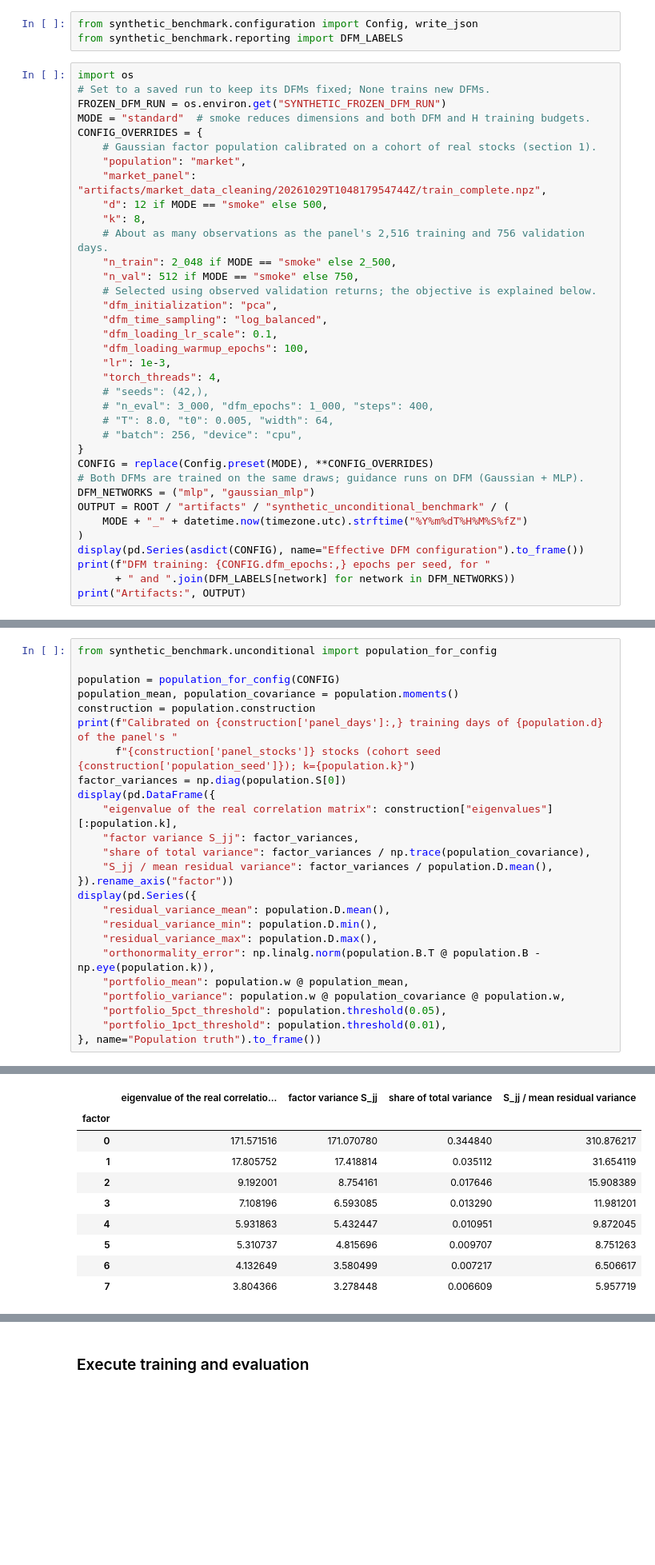
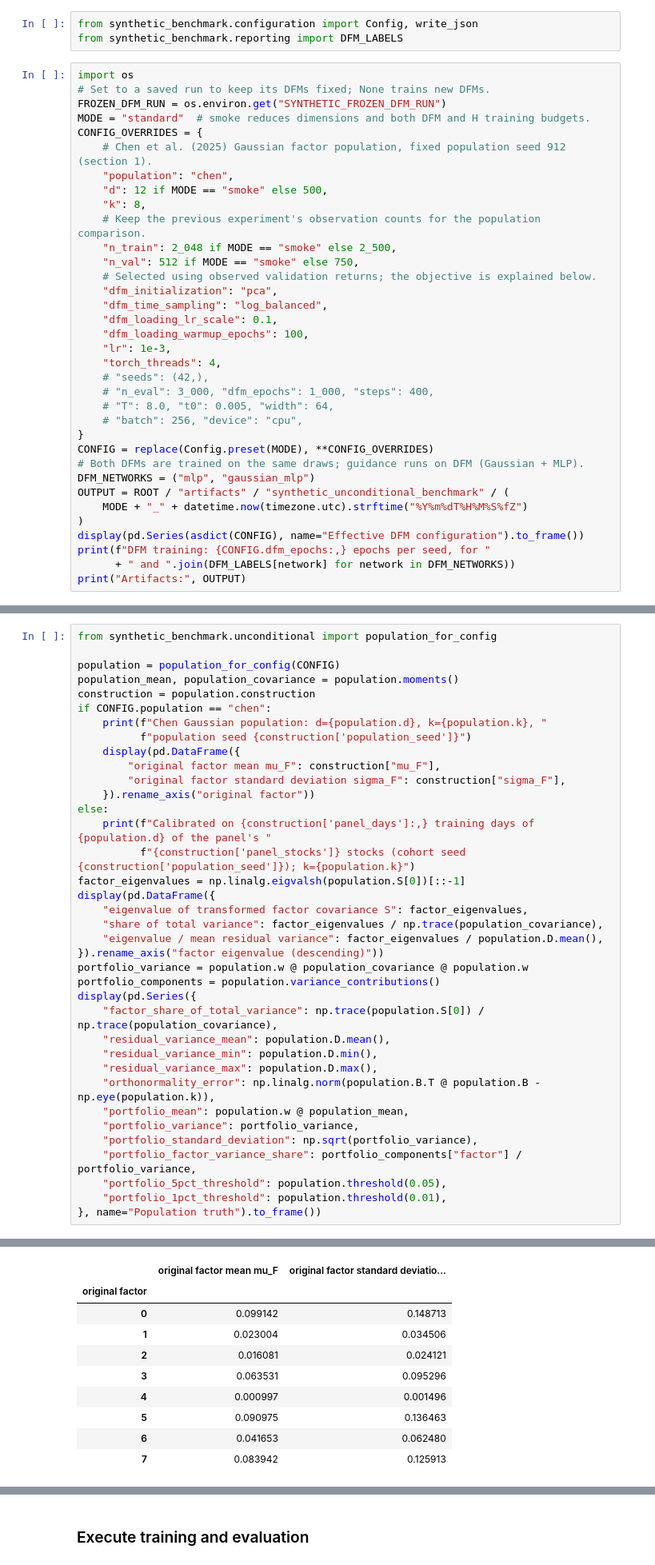
Before and after one commit to yadorno03/Master-Thesis, a Jupyter notebook: synthetic_dfm_conditional_benchmark.ipynb, the cells around one changed output, grey strips where cells are left out. Shown at 80% size. Drawn from its saved outputs; the diff is of its cells as text; blank space fills up the shorter version.

```diff
--- a/synthetic_dfm_conditional_benchmark.ipynb
+++ b/synthetic_dfm_conditional_benchmark.ipynb
@@ -65,12 +69,11 @@ import os
 FROZEN_DFM_RUN = os.environ.get("SYNTHETIC_FROZEN_DFM_RUN")
 MODE = "standard"  # smoke reduces dimensions and both DFM and H training budgets.
 CONFIG_OVERRIDES = {
-    # Gaussian factor population calibrated on a cohort of real stocks (section 1).
-    "population": "market",
-    "market_panel": "artifacts/market_data_cleaning/20261029T104817954744Z/train_complete.npz",
+    # Chen et al. (2025) Gaussian factor population, fixed population seed 912 (section 1).
+    "population": "chen",
     "d": 12 if MODE == "smoke" else 500,
     "k": 8,
-    # About as many observations as the panel's 2,516 training and 756 validation days.
+    # Keep the previous experiment's observation counts for the population comparison.
     "n_train": 2_048 if MODE == "smoke" else 2_500,
     "n_val": 512 if MODE == "smoke" else 750,
     # Selected using observed validation returns; the objective is explained below.
@@ -159,22 +184,34 @@ from synthetic_benchmark.unconditional import population_for_config
 population = population_for_config(CONFIG)
 population_mean, population_covariance = population.moments()
 construction = population.construction
-print(f"Calibrated on {construction['panel_days']:,} training days of {population.d} of the panel's "
-      f"{construction['panel_stocks']} stocks (cohort seed {construction['population_seed']}); k={population.k}")
-factor_variances = np.diag(population.S[0])
+if CONFIG.population == "chen":
+    print(f"Chen Gaussian population: d={population.d}, k={population.k}, "
+          f"population seed {construction['population_seed']}")
+    display(pd.DataFrame({
+        "original factor mean mu_F": construction["mu_F"],
+        "original factor standard deviation sigma_F": construction["sigma_F"],
+    }).rename_axis("original factor"))
+else:
+    print(f"Calibrated on {construction['panel_days']:,} training days of {population.d} of the panel's "
+          f"{construction['panel_stocks']} stocks (cohort seed {construction['population_seed']}); k={population.k}")
+factor_eigenvalues = np.linalg.eigvalsh(population.S[0])[::-1]
 display(pd.DataFrame({
-    "eigenvalue of the real correlation matrix": construction["eigenvalues"][:population.k],
-    "factor variance S_jj": factor_variances,
-    "share of total variance": factor_variances / np.trace(population_covariance),
-    "S_jj / mean residual variance": factor_variances / population.D.mean(),
-}).rename_axis("factor"))
+    "eigenvalue of transformed factor covariance S": factor_eigenvalues,
+    "share of total variance": factor_eigenvalues / np.trace(population_covariance),
+    "eigenvalue / mean residual variance": factor_eigenvalues / population.D.mean(),
+}).rename_axis("factor eigenvalue (descending)"))
+portfolio_variance = population.w @ population_covariance @ population.w
+portfolio_components = population.variance_contributions()
 display(pd.Series({
+    "factor_share_of_total_variance": np.trace(population.S[0]) / np.trace(population_covariance),
     "residual_variance_mean": population.D.mean(),
     "residual_variance_min": population.D.min(),
     "residual_variance_max": population.D.max(),
     "orthonormality_error": np.linalg.norm(population.B.T @ population.B - np.eye(population.k)),
     "portfolio_mean": population.w @ population_mean,
-    "portfolio_variance": population.w @ population_covariance @ population.w,
+    "portfolio_variance": portfolio_variance,
+    "portfolio_standard_deviation": np.sqrt(portfolio_variance),
+    "portfolio_factor_variance_share": portfolio_components["factor"] / portfolio_variance,
     "portfolio_5pct_threshold": population.threshold(0.05),
     "portfolio_1pct_threshold": population.threshold(0.01),
 }, name="Population truth").to_frame())
@@ -183,10 +220,10 @@ Calibrated on 2,516 training days of 500 of the panel's 800 stocks (cohort seed
-|  | eigenvalue of the real correlatio... | factor variance S_jj | share of total variance | S_jj / mean residual variance |
-| factor |  |  |  |  |
-| 0 | 171.571516 | 171.070780 | 0.344840 | 310.876217 |
-| 1 | 17.805752 | 17.418814 | 0.035112 | 31.654119 |
-| 2 | 9.192001 | 8.754161 | 0.017646 | 15.908389 |
-| 3 | 7.108196 | 6.593085 | 0.013290 | 11.981201 |
-| 4 | 5.931863 | 5.432447 | 0.010951 | 9.872045 |
-| 5 | 5.310737 | 4.815696 | 0.009707 | 8.751263 |
-| 6 | 4.132649 | 3.580499 | 0.007217 | 6.506617 |
-| 7 | 3.804366 | 3.278448 | 0.006609 | 5.957719 |
+|  | original factor mean mu_F | original factor standard deviatio... |
+| original factor |  |  |
+| 0 | 0.099142 | 0.148713 |
+| 1 | 0.023004 | 0.034506 |
+| 2 | 0.016081 | 0.024121 |
+| 3 | 0.063531 | 0.095296 |
+| 4 | 0.000997 | 0.001496 |
+| 5 | 0.090975 | 0.136463 |
+| 6 | 0.041653 | 0.062480 |
+| 7 | 0.083942 | 0.125913 |
```
Also changed, not shown: parts of 22 cells of this notebook, 9 other files.
